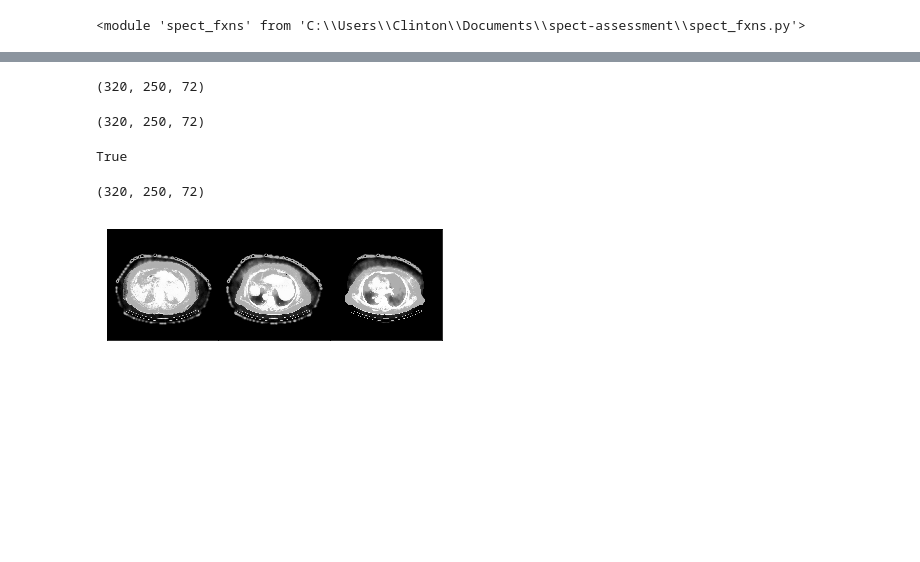
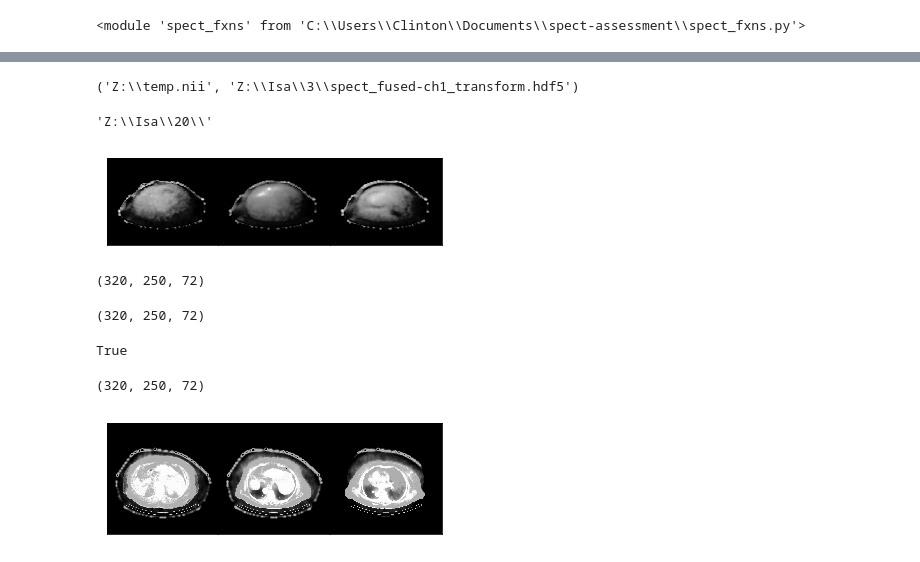
Before and after one commit to clintonjwang/cancer-staging, a Jupyter notebook: main.ipynb, the cells around one changed output, grey strips where cells are left out. Drawn from its saved outputs; the diff is of its cells as text; code cells hidden in the pictures; blank space fills up the shorter version.

```diff
--- a/main.ipynb
+++ b/main.ipynb
@@ -346,3 +119,17 @@ def qEASLy(art, pre, liver_mask, tumor_mask, n_bins=1000):
+# %%
+sf.reg_niis("fused-ch1", "spect", patient_nii_paths, out_img_path=temp_path, overwrite=True)
+# %% [output]
+('Z:\\temp.nii', 'Z:\\Isa\\3\\spect_fused-ch1_transform.hdf5')
+# %%
+base_dir
+# %% [output]
+'Z:\\Isa\\20\\'
+# %%
+gg,_=hf.ni_load(base_dir+"spect-reg.nii")
+# %%
+hf.plot_section_auto(gg)
+# %% [output]
+[figure, added]
 # %%
 def reg_masks(patient_id, nii_paths, verbose=True):
     if verbose:
```
Also changed, not shown: parts of 70 cells of this notebook, 2 other files.
